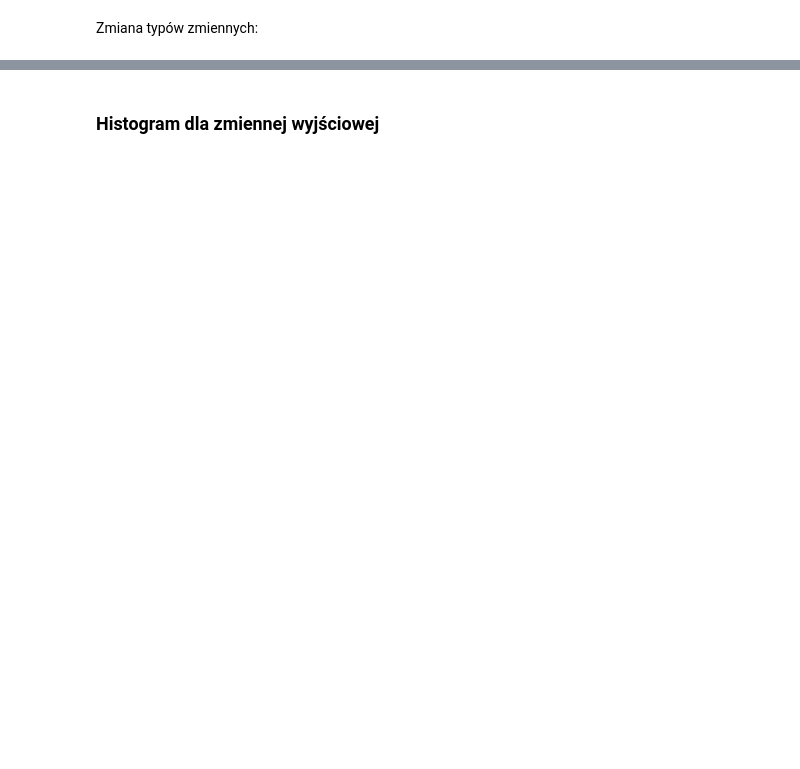
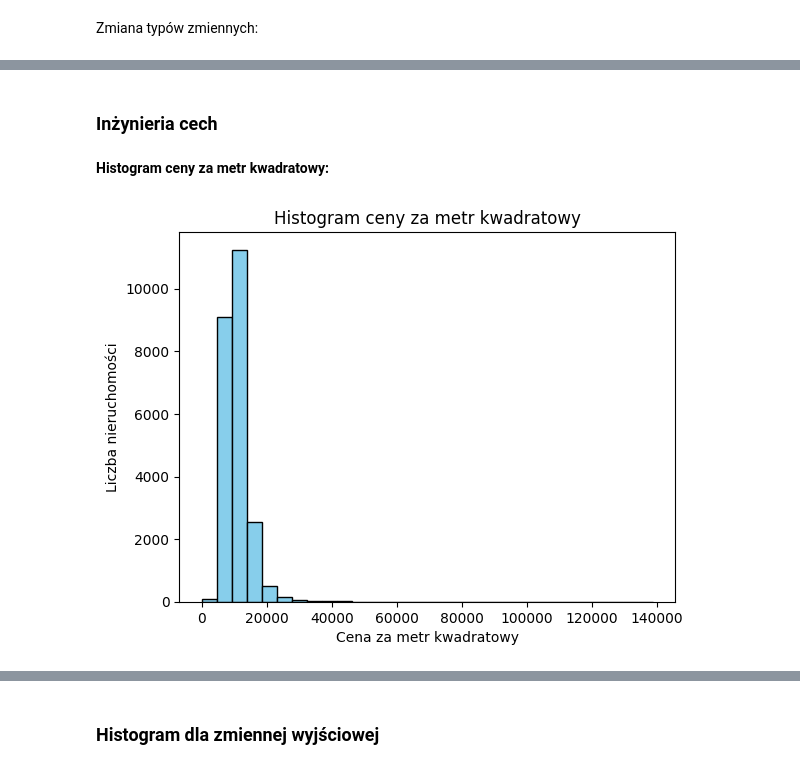
Before and after one commit to karoldziadkowiec/House-Price-Predictor-AI, a Jupyter notebook: House_Price_Predictor_AI.ipynb, the cells around one changed output, grey strips where cells are left out. Saved outputs shown, nothing was run; the diff lists cells and outputs as text; code cells hidden in the pictures; blank space fills up the shorter version.

```diff
--- a/House_Price_Predictor_AI.ipynb
+++ b/House_Price_Predictor_AI.ipynb
@@ -165,3 +200,5 @@ plt.gca().spines[['top', 'right',]].set_visible(False)
+# %%
+data = data.drop('Unnamed: 0', axis=1)
 # %% [markdown]
 Zmiana typów zmiennych:
 # %%
@@ -186,0 +210,17 @@ data.describe()
+# %% [markdown]
+<h3>Inżynieria cech</h3>
+# %%
+data['price_per_sq_meter'] = data['price'] / data['sq']
+data['price_per_sq_meter'] = data['price_per_sq_meter'].astype(int)
+data['sq_meter_per_room'] = data['sq'] / data['rooms']
+data['sq_meter_per_room'] = data['sq_meter_per_room'].astype(int)
+# %% [markdown]
+**Histogram ceny za metr kwadratowy:**
+# %%
+plt.hist(data['price_per_sq_meter'], bins=30, color='skyblue', edgecolor='black')
+plt.xlabel('Cena za metr kwadratowy')
+plt.ylabel('Liczba nieruchomości')
+plt.title('Histogram ceny za metr kwadratowy')
+plt.show()
+# %% [output]
+[figure, added]
```
Also changed, not shown: parts of 87 cells of this notebook.
